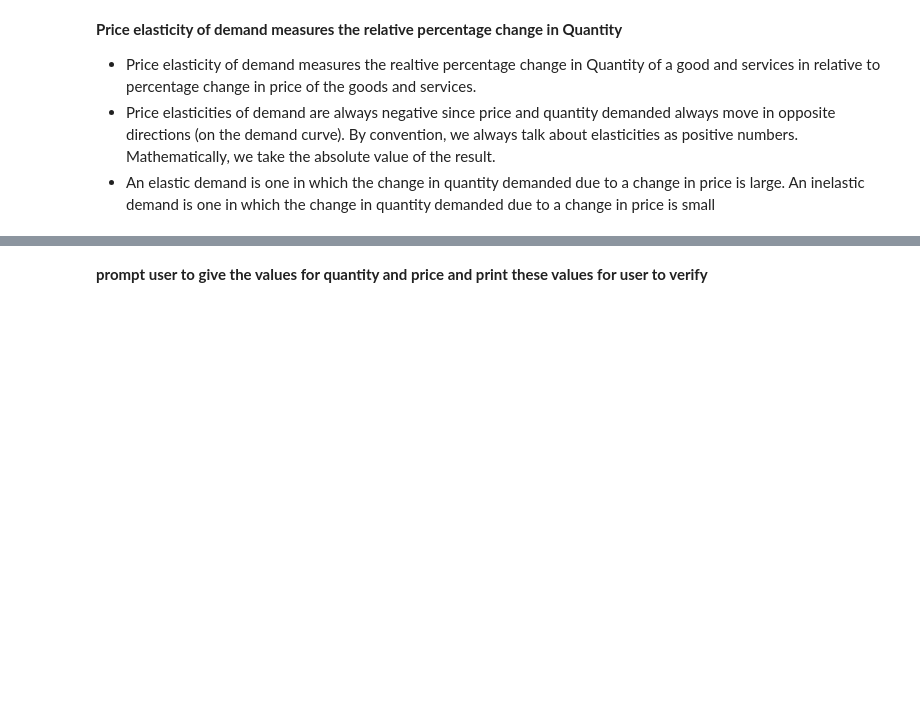
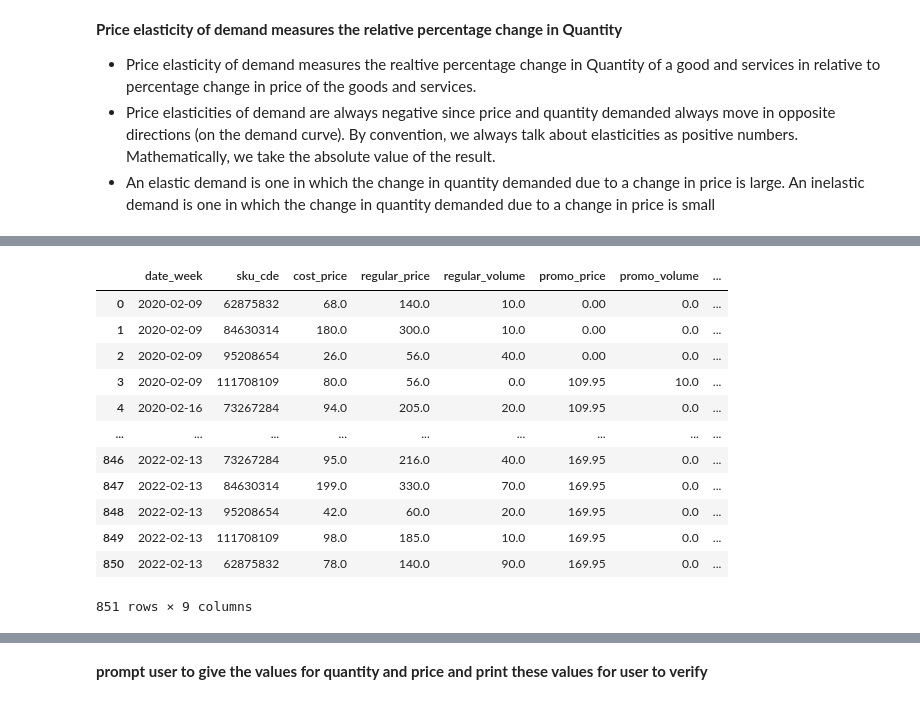
Before and after one commit to AyorindeTayo/Price-Elasticity-of-Deman-Prediction, a Jupyter notebook: Untitled64.ipynb, the cells around one changed output, grey strips where cells are left out. Saved outputs shown, nothing was run; the diff lists cells and outputs as text; code cells hidden in the pictures; blank space fills up the shorter version.

```diff
--- a/Untitled64.ipynb
+++ b/Untitled64.ipynb
@@ -301,3 +364,6 @@ fig = sm.graphics.plot_ccpr_grid(ls1_model, fig=fig)
 demanded always move in opposite directions (on the demand curve). By
 convention, we always talk about elasticities as positive numbers. Mathematically, we take the absolute value of the result.
 *   An elastic demand is one in which the change in quantity demanded due to a change in price is large. An inelastic demand is one in which the change in quantity demanded due to a change in price is small
+# %%
+df_demand_schedule= pd.DataFrame(data=df)
+df_demand_schedule
@@ -303,0 +384,17 @@ convention, we always talk about elasticities as positive numbers. Mathematicall
+# %%
+df_demand_schedule['Price_Elasticity_of_Demand for regular']=(df_demand_schedule.regular_volume.pct_change() / df_demand_schedule.regular_price.pct_change())
+df_demand_schedule
+# %% [output]
+|  | date_week | sku_cde | cost_price | regular_price | regular_volume | promo_price | promo_volume | ... |
+| 0 | 2020-02-09 | 62875832 | 68.0 | 140.0 | 10.0 | 0.00 | 0.0 | ... |
+| 1 | 2020-02-09 | 84630314 | 180.0 | 300.0 | 10.0 | 0.00 | 0.0 | ... |
+| 2 | 2020-02-09 | 95208654 | 26.0 | 56.0 | 40.0 | 0.00 | 0.0 | ... |
+| 3 | 2020-02-09 | 111708109 | 80.0 | 56.0 | 0.0 | 109.95 | 10.0 | ... |
+| 4 | 2020-02-16 | 73267284 | 94.0 | 205.0 | 20.0 | 109.95 | 0.0 | ... |
+| ... | ... | ... | ... | ... | ... | ... | ... | ... |
+| 846 | 2022-02-13 | 73267284 | 95.0 | 216.0 | 40.0 | 169.95 | 0.0 | ... |
+| 847 | 2022-02-13 | 84630314 | 199.0 | 330.0 | 70.0 | 169.95 | 0.0 | ... |
+| 848 | 2022-02-13 | 95208654 | 42.0 | 60.0 | 20.0 | 169.95 | 0.0 | ... |
+| 849 | 2022-02-13 | 111708109 | 98.0 | 185.0 | 10.0 | 169.95 | 0.0 | ... |
+| 850 | 2022-02-13 | 62875832 | 78.0 | 140.0 | 90.0 | 169.95 | 0.0 | ... |
+851 rows × 9 columns
```
Also changed, not shown: parts of 23 cells of this notebook.
